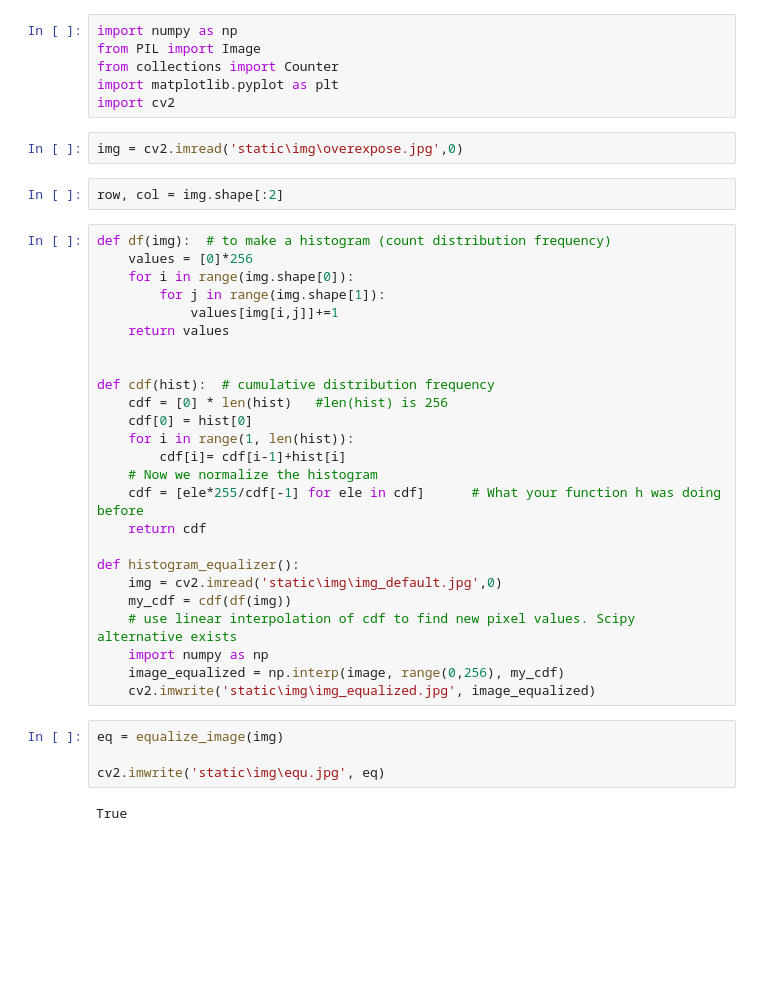
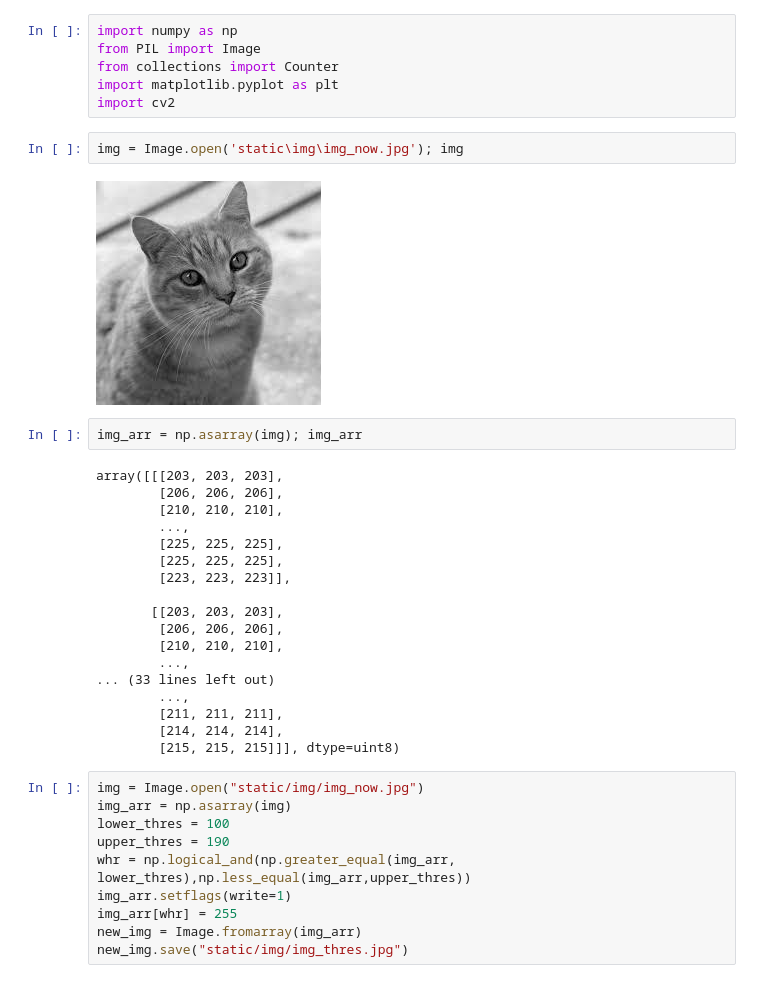
Before and after one commit to kamalhm/Digital-Image-Processing, a Jupyter notebook: algorithm_test.ipynb, the cells around one changed output. Saved outputs shown, nothing was run; the diff lists cells and outputs as text; blank space fills up the shorter version.

```diff
--- a/algorithm_test.ipynb
+++ b/algorithm_test.ipynb
@@ -5,37 +5,36 @@ from collections import Counter
 import matplotlib.pyplot as plt
 import cv2
 # %%
-img = cv2.imread('static\img\overexpose.jpg',0)
+img = Image.open('static\img\img_now.jpg'); img
+# %% [output]
+[figure, added]
-# %%
-row, col = img.shape[:2]
-# %%
-def df(img):  # to make a histogram (count distribution frequency)
-    values = [0]*256
-    for i in range(img.shape[0]):
-        for j in range(img.shape[1]):
-            values[img[i,j]]+=1
-    return values
-
-
-def cdf(hist):  # cumulative distribution frequency
-    cdf = [0] * len(hist)   #len(hist) is 256
-    cdf[0] = hist[0]
-    for i in range(1, len(hist)):
-        cdf[i]= cdf[i-1]+hist[i]
-    # Now we normalize the histogram
-    cdf = [ele*255/cdf[-1] for ele in cdf]      # What your function h was doing before
-    return cdf
-
-def histogram_equalizer():
-    img = cv2.imread('static\img\img_default.jpg',0)
-    my_cdf = cdf(df(img))
-    # use linear interpolation of cdf to find new pixel values. Scipy alternative exists
-    import numpy as np
-    image_equalized = np.interp(image, range(0,256), my_cdf)
-    cv2.imwrite('static\img\img_equalized.jpg', image_equalized)
-# %%
-eq = equalize_image(img)
-
-cv2.imwrite('static\img\equ.jpg', eq)
-# %% [output]
-True
+# %%
+img_arr = np.asarray(img); img_arr
+# %% [output]
+array([[[203, 203, 203],
+        [206, 206, 206],
+        [210, 210, 210],
+        ...,
+        [225, 225, 225],
+        [225, 225, 225],
+        [223, 223, 223]],
+
+       [[203, 203, 203],
+        [206, 206, 206],
+        [210, 210, 210],
+        ...,
+... (33 lines left out)
+        ...,
+        [211, 211, 211],
+        [214, 214, 214],
+        [215, 215, 215]]], dtype=uint8)
+# %%
+img = Image.open("static/img/img_now.jpg")
+img_arr = np.asarray(img)
+lower_thres = 100
+upper_thres = 190
+whr = np.logical_and(np.greater_equal(img_arr, lower_thres),np.less_equal(img_arr,upper_thres))
+img_arr.setflags(write=1)
+img_arr[whr] = 255
+new_img = Image.fromarray(img_arr)
+new_img.save("static/img/img_thres.jpg")
```
Also changed, not shown: parts of 22 cells of this notebook, 3 other files.
